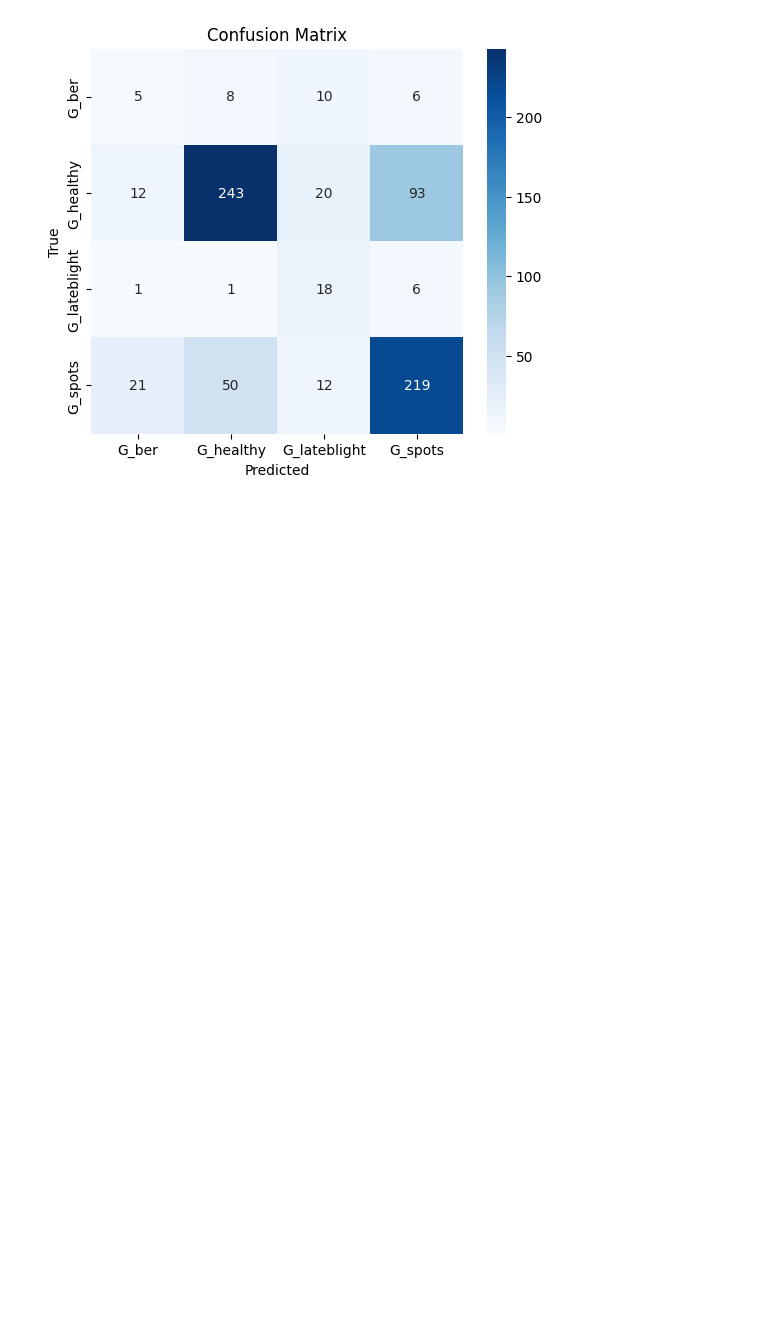
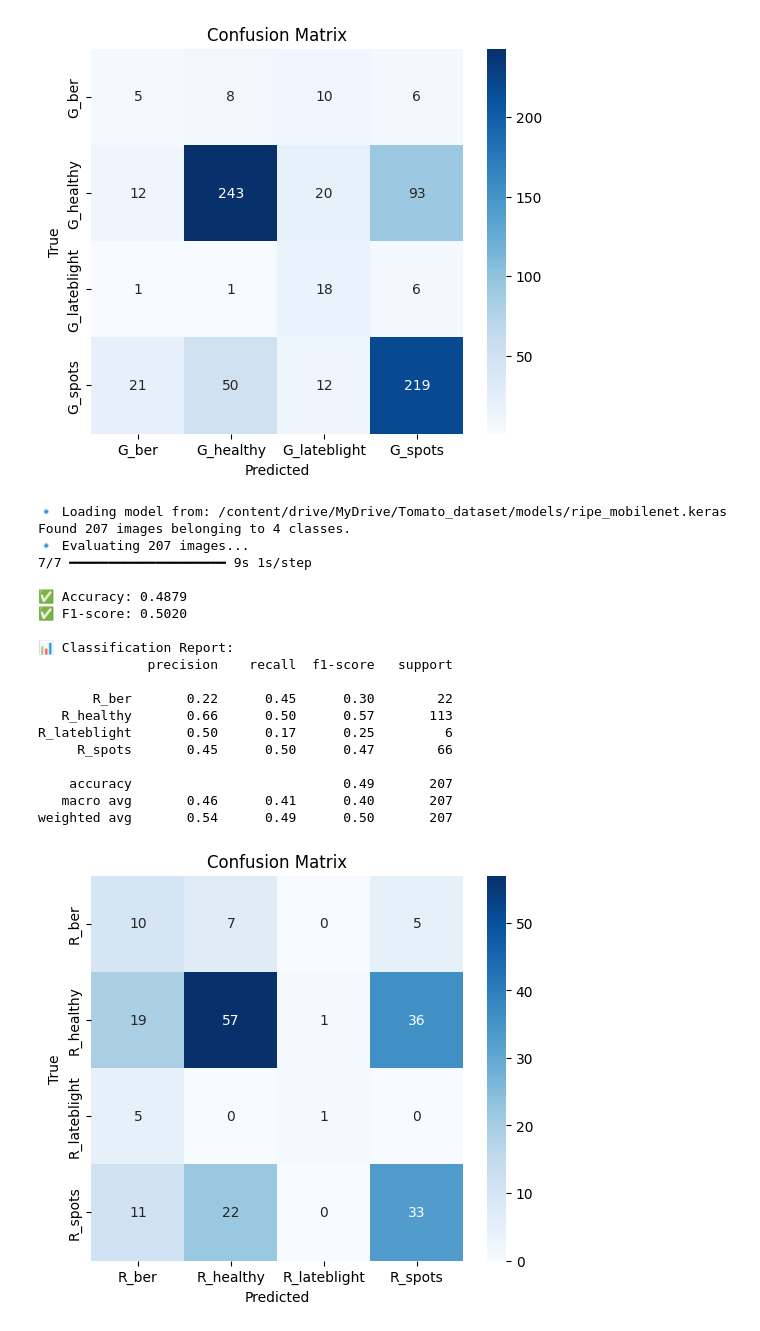
Before and after one commit to ChiriKamau/limaAI, a Jupyter notebook: notebooks/Transfer_ML.ipynb, the cells around one changed output. Drawn from its saved outputs; the diff is of its cells as text; code cells hidden in the pictures; blank space fills up the shorter version.

Commit message:
add a ripe model

```diff
--- a/notebooks/Transfer_ML.ipynb
+++ b/notebooks/Transfer_ML.ipynb
@@ -264,3 +290,30 @@ G_lateblight       0.30      0.69      0.42        26
    macro avg       0.48      0.56      0.50       725
 weighted avg       0.71      0.67      0.68       725
 [figure]
+# %%
+evaluate_model(
+    "/content/drive/MyDrive/Tomato_dataset/models/ripe_mobilenet.keras",
+    "/content/drive/MyDrive/Tomato_dataset/cnn_crops/ripe/val",
+    img_size=(160, 160)   # ✅ Match model training size
+)
+# %% [output]
+🔹 Loading model from: /content/drive/MyDrive/Tomato_dataset/models/ripe_mobilenet.keras
+Found 207 images belonging to 4 classes.
+🔹 Evaluating 207 images...
+7/7 ━━━━━━━━━━━━━━━━━━━━ 9s 1s/step
+
+✅ Accuracy: 0.4879
+✅ F1-score: 0.5020
+
+📊 Classification Report:
+              precision    recall  f1-score   support
+
+       R_ber       0.22      0.45      0.30        22
+   R_healthy       0.66      0.50      0.57       113
+R_lateblight       0.50      0.17      0.25         6
+     R_spots       0.45      0.50      0.47        66
+
+    accuracy                           0.49       207
+   macro avg       0.46      0.41      0.40       207
+weighted avg       0.54      0.49      0.50       207
+[figure, added]
```
Also changed, not shown: parts of 1 cell of this notebook.
